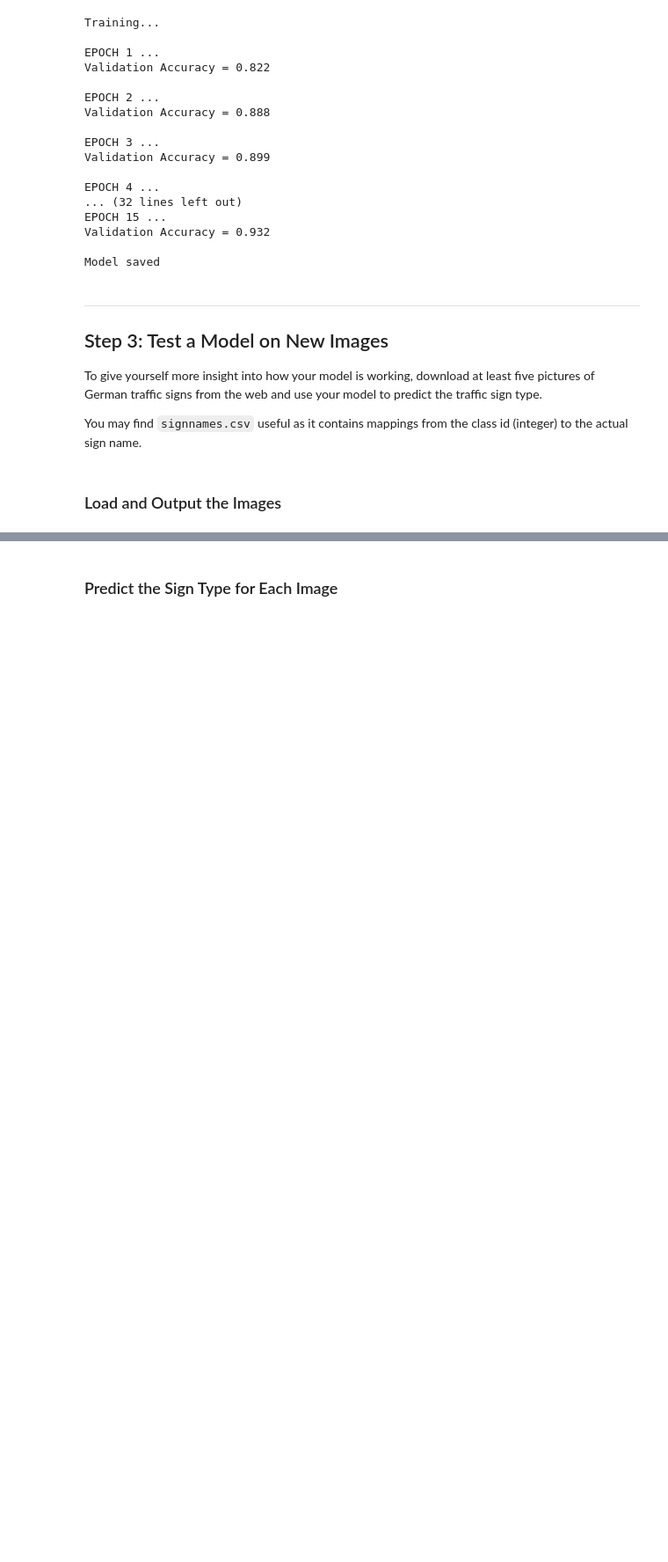
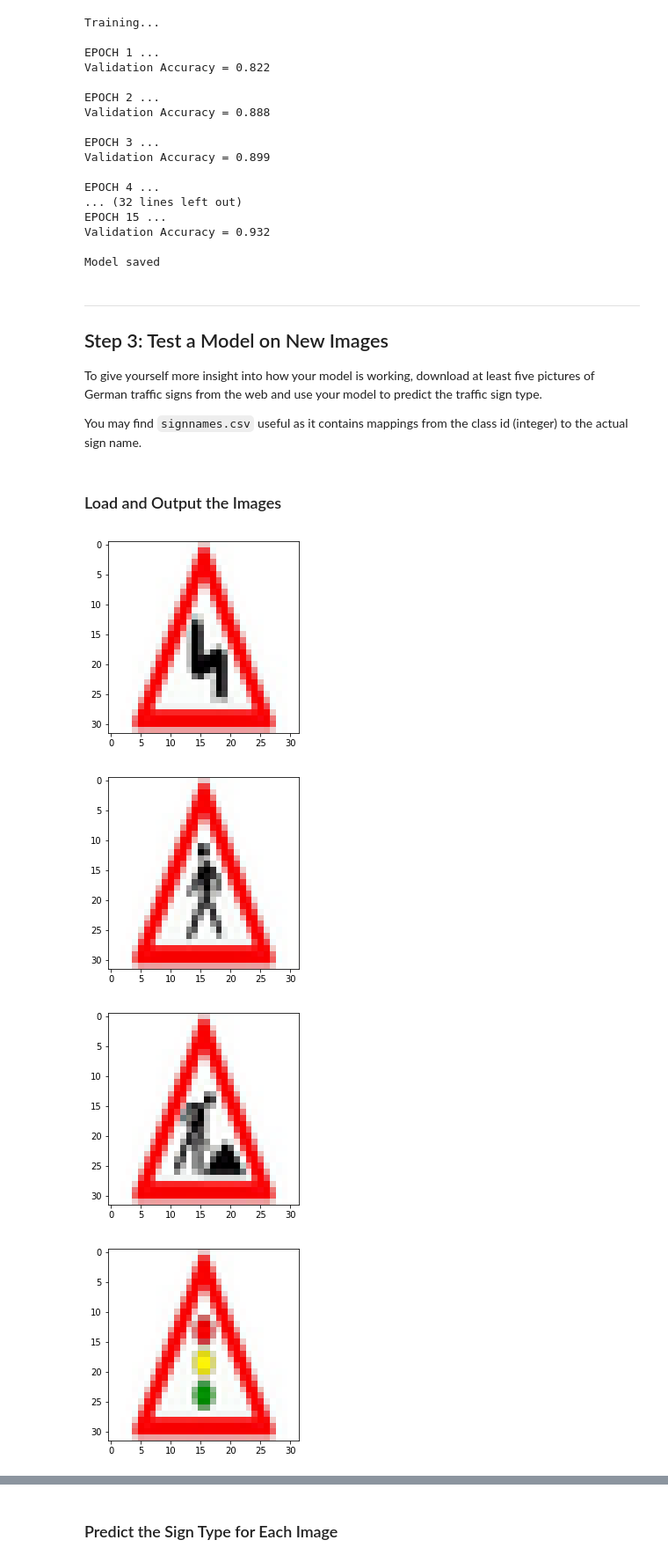
Before and after one commit to krashidov/sdc-p2-sign-classifier, a Jupyter notebook: Traffic_Sign_Classifier.ipynb, the cells around one changed output, grey strips where cells are left out. Shown: that part at 88% size. Cells and saved outputs as stored; diff of their text form; code cells hidden in the pictures; blank space fills up the shorter version.

```diff
--- a/Traffic_Sign_Classifier.ipynb
+++ b/Traffic_Sign_Classifier.ipynb
@@ -289,0 +297,44 @@ You may find `signnames.csv` useful as it contains mappings from the class id (i
+# %%
+### Load the images and plot them here.
+### Feel free to use as many code cells as needed.
+import pickle
+from PIL import Image
+
+def open_file(path):
+    img = Image.open(path)
+    img = img.resize((32, 32), Image.ANTIALIAS)
+    return np.array(img)
+%matplotlib inline
+
+
+new_image1 = open_file('./web-examples/doublecurve.jpg')
+plt.imshow(new_image1)
+plt.show()
+
+new_image2 = open_file('./web-examples/pedestrians.jpg')
+plt.imshow(new_image2)
+plt.show()
+
+new_image3 = open_file('./web-examples/roadwork.jpg')
+plt.imshow(new_image3)
+plt.show()
+
+new_image4 = open_file('./web-examples/traffficsignals.jpg')
+plt.imshow(new_image4)
+plt.show()
+
+new_image5 = open_file('./web-examples/warning.jpg')
+plt.imshow(new_image5)
+plt.show()
+
+
+print(new_image1)
+print("****************")
+print(X_validation[0])
+X_test2 = [new_image1, new_image2, new_image3, new_image4, new_image5]
+Y_valid2 = [21, 27, 25, 26, 18]
+# %% [output]
+[figure, added]
+[figure, added]
+[figure, added]
+[figure, added]
```
Also changed, not shown: parts of 7 cells of this notebook, 3 other files.
